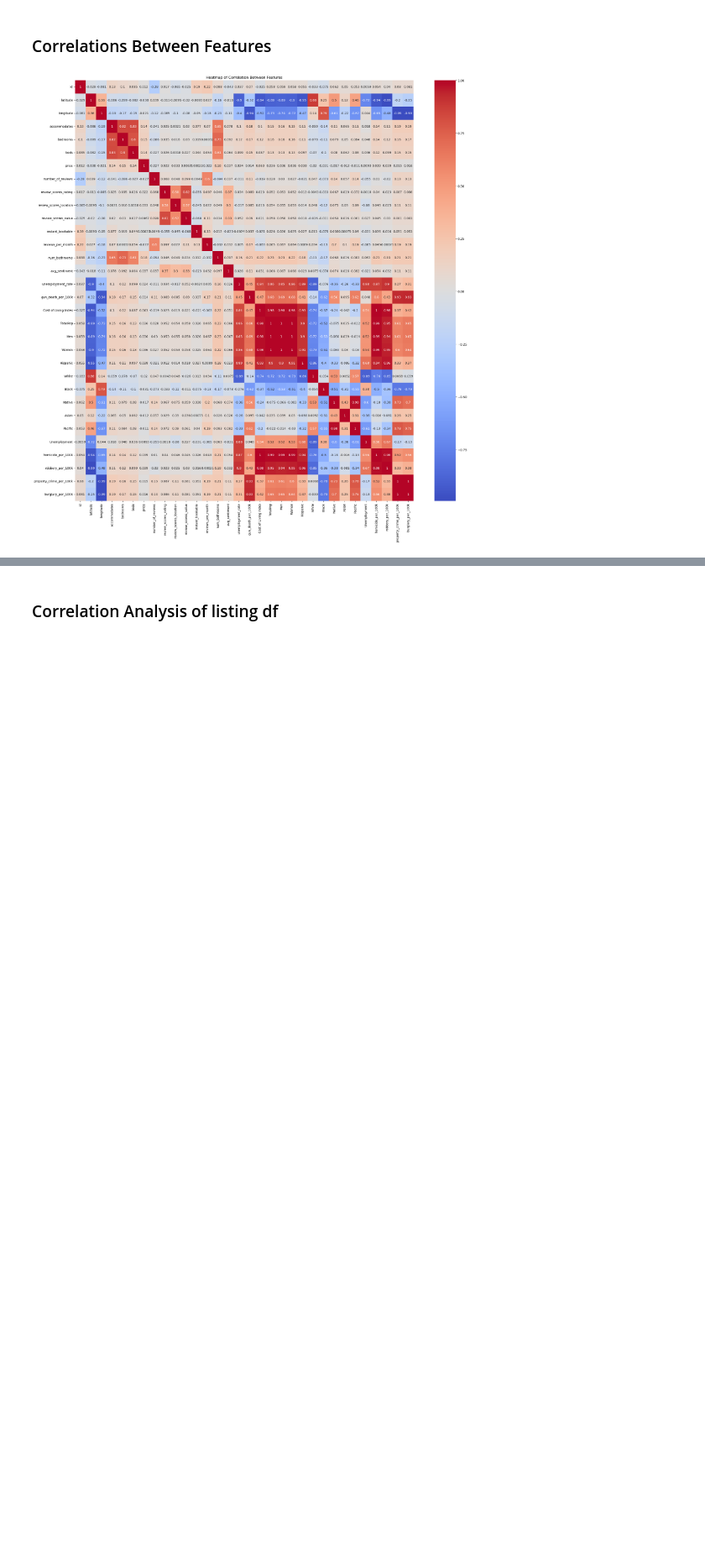
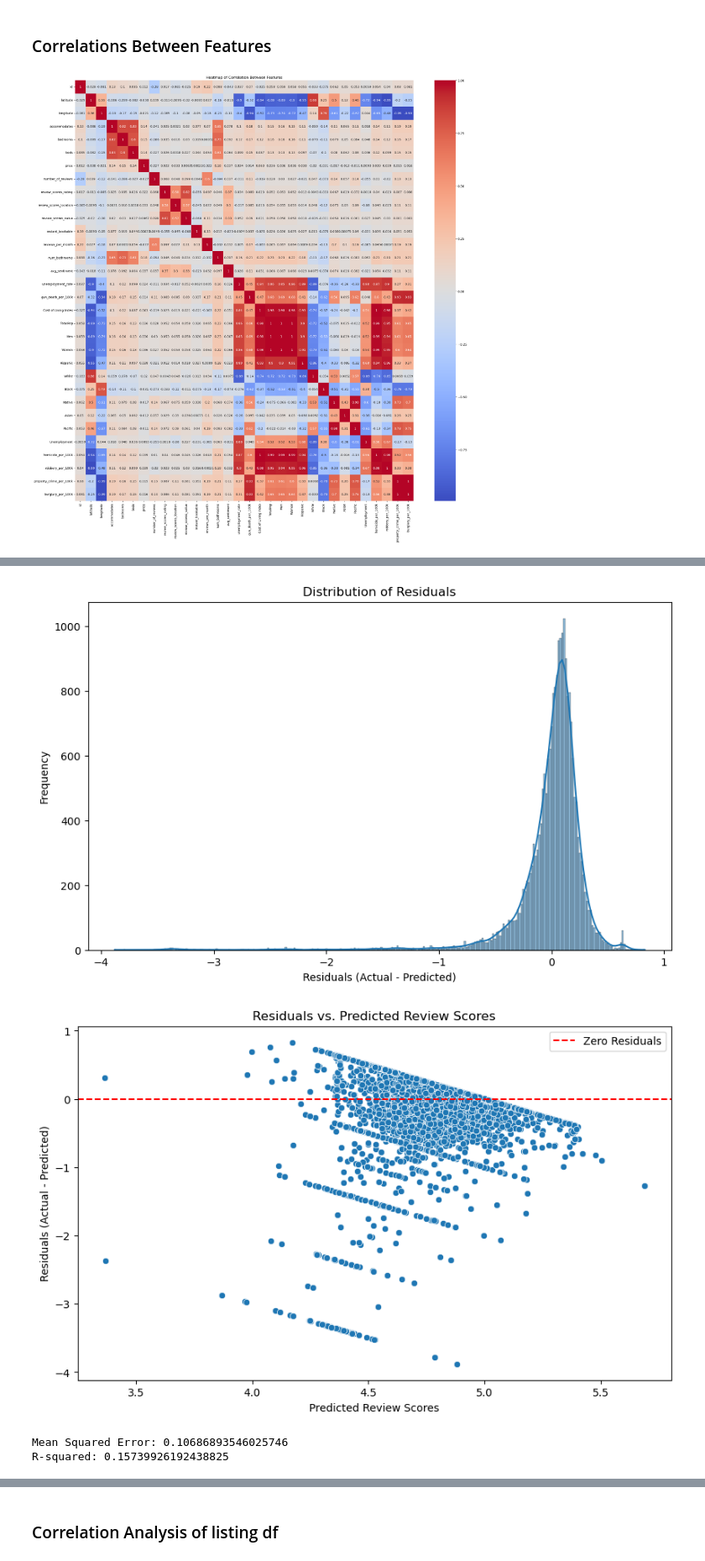
Before and after one commit to kflemming30/6505-Project, a Jupyter notebook: airbnb_data_exploration.ipynb, the cells around one changed output, grey strips where cells are left out. Shown at 84% size. Cells and saved outputs as stored; diff of their text form; code cells hidden in the pictures; blank space fills up the shorter version.

```diff
--- a/airbnb_data_exploration.ipynb
+++ b/airbnb_data_exploration.ipynb
@@ -1522,0 +1757,64 @@ plt.show()
+# %%
+import pandas as pd
+from sklearn.model_selection import train_test_split
+from sklearn.linear_model import LinearRegression
+from sklearn.metrics import mean_squared_error, r2_score
+import matplotlib.pyplot as plt
+import seaborn as sns
+
+# Assuming 'analysis_df' is your DataFrame
+# Let's select a subset of columns for simplicity
+selected_columns = [
+    'accommodates', 'bedrooms', 'beds', 'price', 'number_of_reviews', 'reviews_per_month',
+    'num_bathrooms', 'avg_sentiment', 'unemployment_rate'
+]
+
+# Drop rows with missing values in the selected columns
+model_data = analysis_df[selected_columns + ['review_scores_rating']].dropna()
+
+# Split the data into training and testing sets
+X = model_data[selected_columns]
+y = model_data['review_scores_rating']
+X_train, X_test, y_train, y_test = train_test_split(X, y, test_size=0.2, random_state=42)
+
+# Initialize the linear regression model
+model = LinearRegression()
+
+# Train the model
+model.fit(X_train, y_train)
+
+# Make predictions on the test set
+y_pred = model.predict(X_test)
+
+# Calculate residuals
+residuals = y_test - y_pred
+
+# Visualize the distribution of residuals
+plt.figure(figsize=(10, 6))
+sns.histplot(residuals, kde=True)
+plt.xlabel('Residuals (Actual - Predicted)')
+plt.ylabel('Frequency')
+plt.title('Distribution of Residuals')
+plt.show()
+
+# Visualize the residuals against predicted values
+plt.figure(figsize=(10, 6))
+sns.scatterplot(x=y_pred, y=residuals)
+plt.axhline(y=0, color='r', linestyle='--', label='Zero Residuals')
+plt.xlabel('Predicted Review Scores')
+plt.ylabel('Residuals (Actual - Predicted)')
+plt.title('Residuals vs. Predicted Review Scores')
+plt.legend()
+plt.show()
+
+# Evaluate the model using mean squared error (MSE) and R-squared
+mse = mean_squared_error(y_test, y_pred)
+r2 = r2_score(y_test, y_pred)
+
+print(f'Mean Squared Error: {mse}')
+print(f'R-squared: {r2}')
+# %% [output]
+[figure, added]
+[figure, added]
+Mean Squared Error: 0.10686893546025746
+R-squared: 0.15739926192438825
```
Also changed, not shown: parts of 16 cells of this notebook.
